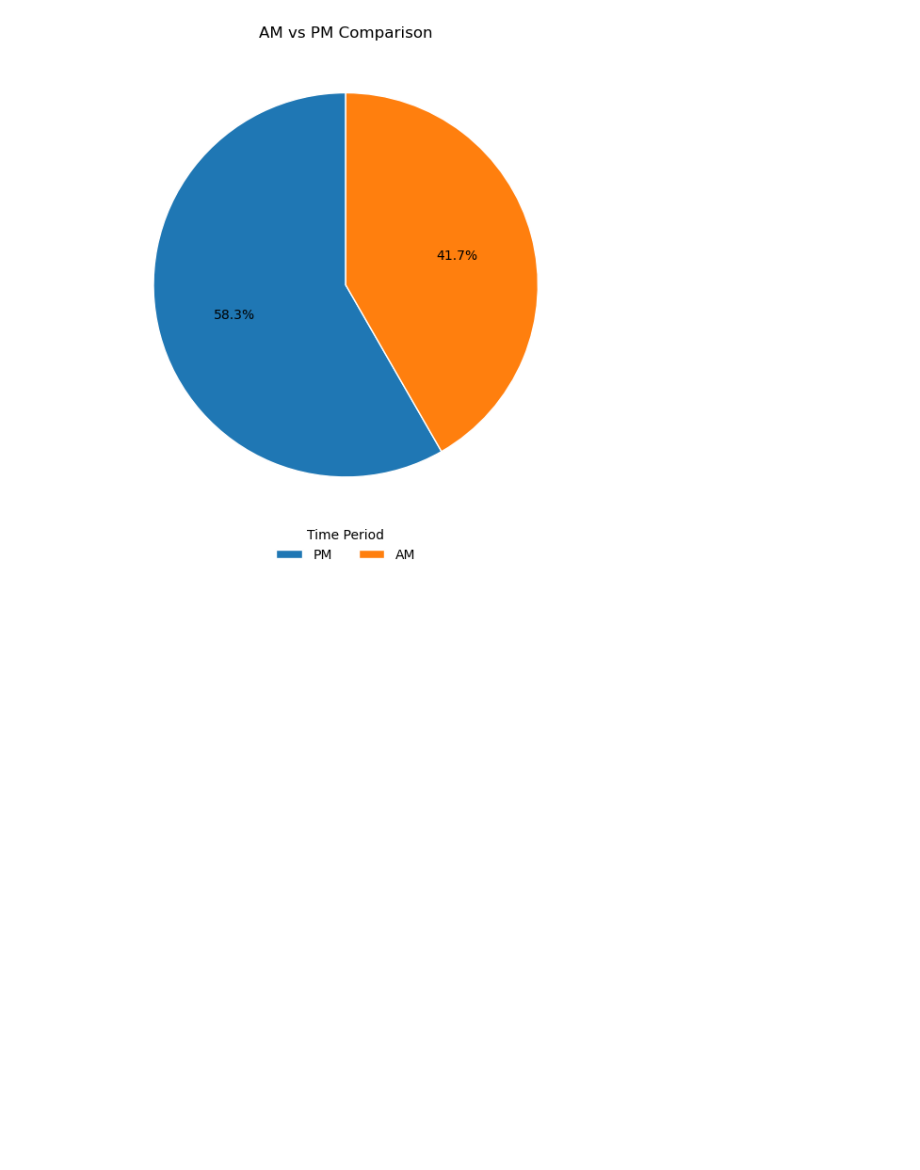
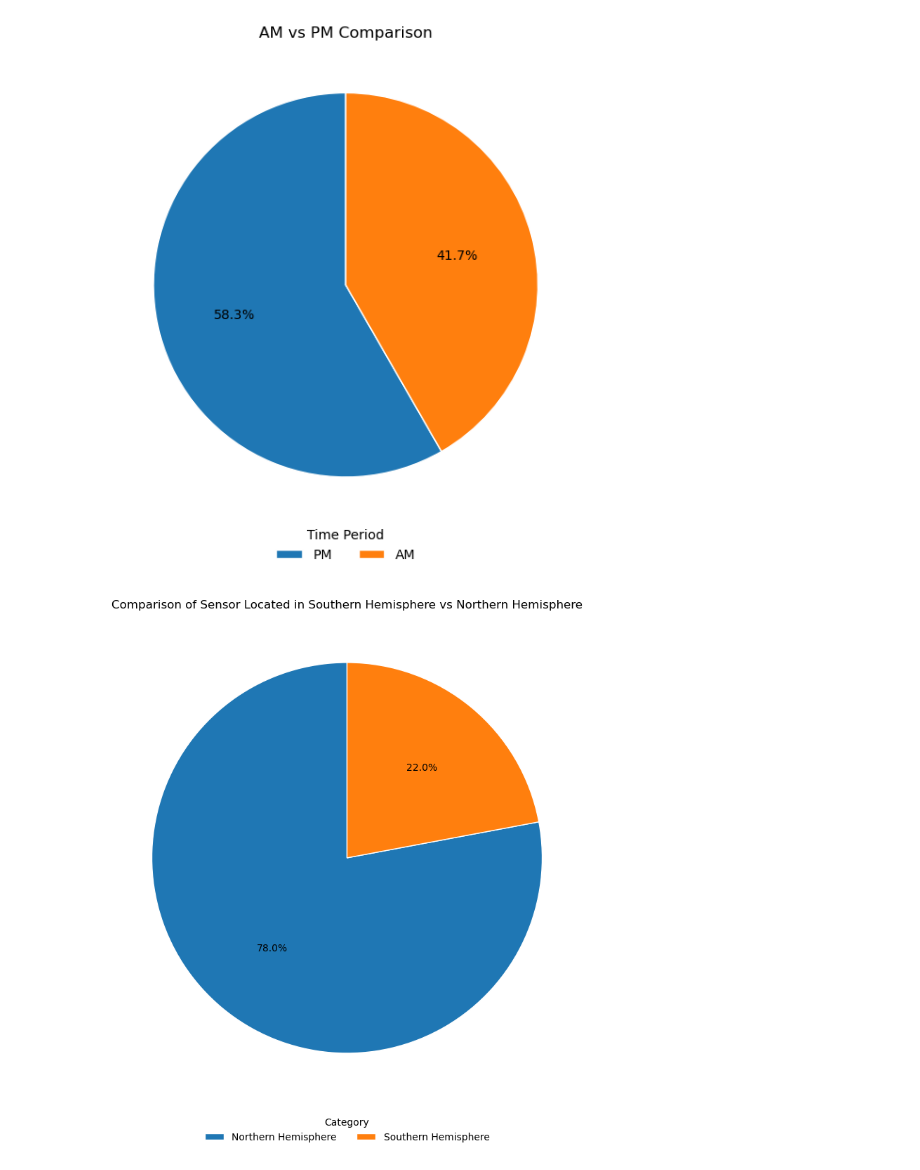
Before and after one commit to FlazeFy2/DS-World_Weather_Repository, a Jupyter notebook: exploratory data analysis-pie.ipynb, the cells around one changed output. Drawn from its saved outputs; the diff is of its cells as text; code cells hidden in the pictures; blank space fills up the shorter version.

Commit message:
[DS] Exploratory Data Analysis (EDA) - Pie Chart Comparison of Sensor Located in Southern Hemisphere vs Northern Hemisphere

```diff
--- a/exploratory data analysis-pie.ipynb
+++ b/exploratory data analysis-pie.ipynb
@@ -198,3 +198,37 @@ plt.ylabel("")
 plt.show()
 # %% [output]
 [figure]
+# %%
+import pandas as pd
+import matplotlib.pyplot as plt
+
+# Exploratory Data Analysis (EDA) - Pie Chart Comparison of Sensor Located in Southern Hemisphere vs Northern Hemisphere
+df = pd.read_csv("GlobalWeatherRepository.csv")
+
+def classification_hemisphere(val):
+    if val > 0:
+        return "Northern Hemisphere"
+    elif val == 0:
+        return "Equator"
+    else:
+        return "Southern Hemisphere"
+
+df["Hemisphere"] = df["latitude"].apply(classification_hemisphere)
+
+# Dataset
+top_context = df["Hemisphere"].value_counts()
+
+# Pie Chart
+plt.figure(figsize=(8,8))
+wedges, texts, autotexts = plt.pie(
+    top_context, labels=None, autopct="%1.1f%%", startangle=90, wedgeprops={'linewidth': 1, 'edgecolor': 'white'}
+)
+plt.title("Comparison of Sensor Located in Southern Hemisphere vs Northern Hemisphere")
+plt.legend(wedges,top_context.index,title="Category",
+    loc="lower center",bbox_to_anchor=(0.5, -0.1),ncol=2,frameon=False
+)
+plt.tight_layout()
+plt.ylabel("")
+plt.show()
+# %% [output]
+[figure, added]
```
